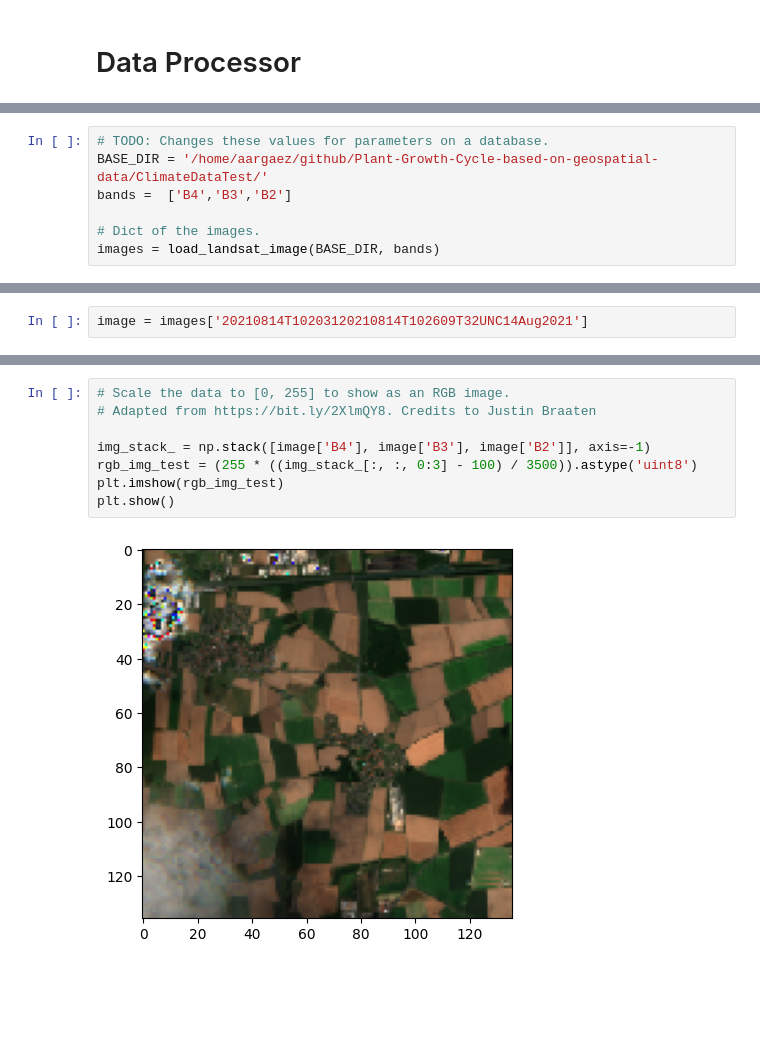
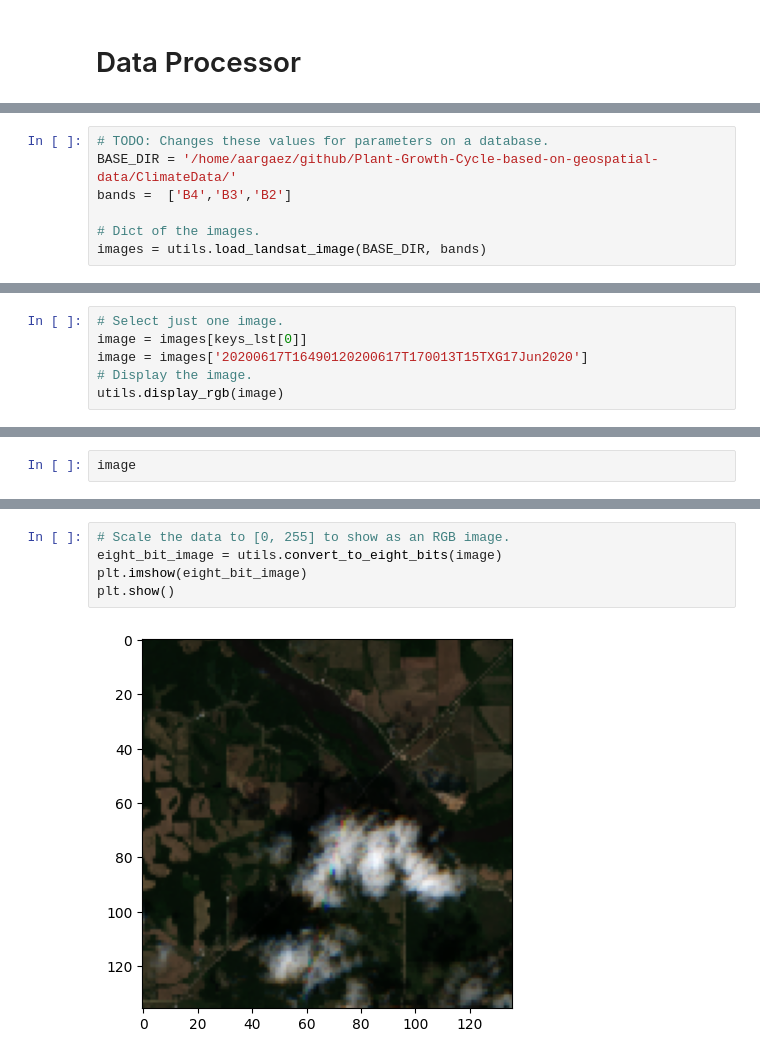
Before and after one commit to AguilarAngel9/Plant-Growth-Cycle-based-on-geospatial-data, a Jupyter notebook: DataExtraction/dataProcessor.ipynb, the cells around one changed output, grey strips where cells are left out. Cells and saved outputs as stored; diff of their text form; blank space fills up the shorter version.

Commit message:
Preprocessor for convert 32bit image to 8img

```diff
--- a/DataExtraction/dataProcessor.ipynb
+++ b/DataExtraction/dataProcessor.ipynb
@@ -61,8 +8,8 @@ def display_rgb(
 # %%
 # TODO: Changes these values for parameters on a database.
-BASE_DIR = '/home/aargaez/github/Plant-Growth-Cycle-based-on-geospatial-data/ClimateDataTest/'
+BASE_DIR = '/home/aargaez/github/Plant-Growth-Cycle-based-on-geospatial-data/ClimateData/'
 bands =  ['B4','B3','B2']
 
 # Dict of the images.
-images = load_landsat_image(BASE_DIR, bands)
+images = utils.load_landsat_image(BASE_DIR, bands)
 # %% [output]
@@ -103,0 +41,6 @@ Clipping input data to the valid range for imshow with RGB data ([0..1] for floa
+# %%
+# Select just one image.
+image = images[keys_lst[0]]
+image = images['20200617T16490120200617T170013T15TXG17Jun2020']
+# Display the image.
+utils.display_rgb(image)
@@ -104,2 +49,2 @@ Clipping input data to the valid range for imshow with RGB data ([0..1] for floa
 # %%
-image = images['20210814T10203120210814T102609T32UNC14Aug2021']
+image
@@ -130,10 +94,7 @@ plt.show()
 # %%
 # Scale the data to [0, 255] to show as an RGB image.
-# Adapted from https://bit.ly/2XlmQY8. Credits to Justin Braaten
-
-img_stack_ = np.stack([image['B4'], image['B3'], image['B2']], axis=-1)
-rgb_img_test = (255 * ((img_stack_[:, :, 0:3] - 100) / 3500)).astype('uint8')
-plt.imshow(rgb_img_test)
+eight_bit_image = utils.convert_to_eight_bits(image)
+plt.imshow(eight_bit_image)
 plt.show()
 # %% [output]
-[figure, old version]
+[figure, new version]
```
Also changed, not shown: parts of 12 cells of this notebook, 2 other files.
